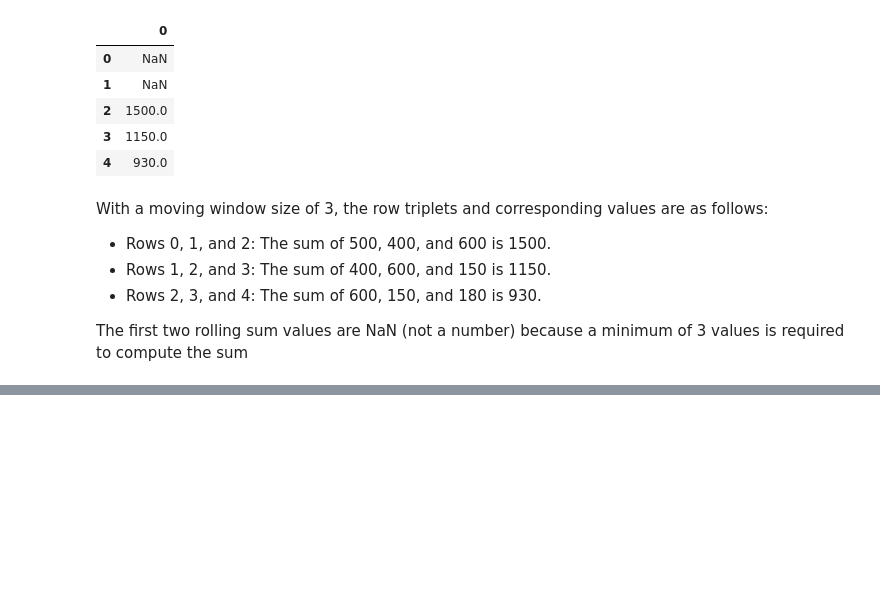
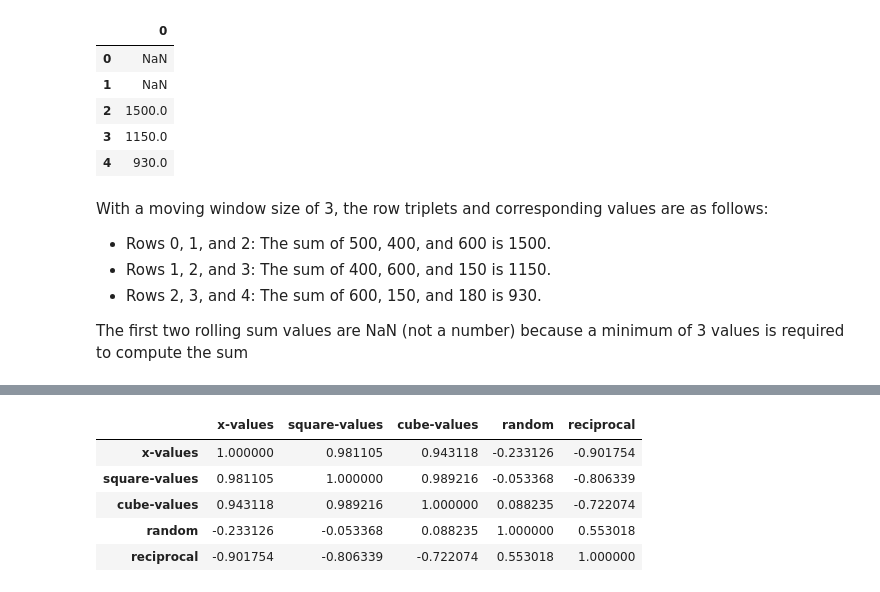
Before and after one commit to datasmp/pfds, a Jupyter notebook: _sources/df_advanced_method.ipynb, the cells around one changed output, grey strips where cells are left out. Drawn from its saved outputs; the diff is of its cells as text; code cells hidden in the pictures; blank space fills up the shorter version.

```diff
--- a/_sources/df_advanced_method.ipynb
+++ b/_sources/df_advanced_method.ipynb
@@ -187,0 +204,9 @@ The first two rolling sum values are NaN (not a number) because a minimum of 3 v
+# %%
+df4.corr()
+# %% [output]
+|  | x-values | square-values | cube-values | random | reciprocal |
+| x-values | 1.000000 | 0.981105 | 0.943118 | -0.233126 | -0.901754 |
+| square-values | 0.981105 | 1.000000 | 0.989216 | -0.053368 | -0.806339 |
+| cube-values | 0.943118 | 0.989216 | 1.000000 | 0.088235 | -0.722074 |
+| random | -0.233126 | -0.053368 | 0.088235 | 1.000000 | 0.553018 |
+| reciprocal | -0.901754 | -0.806339 | -0.722074 | 0.553018 | 1.000000 |
```
Also changed, not shown: parts of 14 cells of this notebook, 8 other files.
